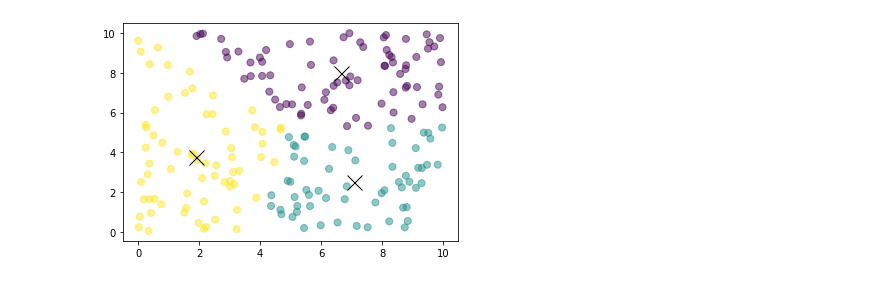
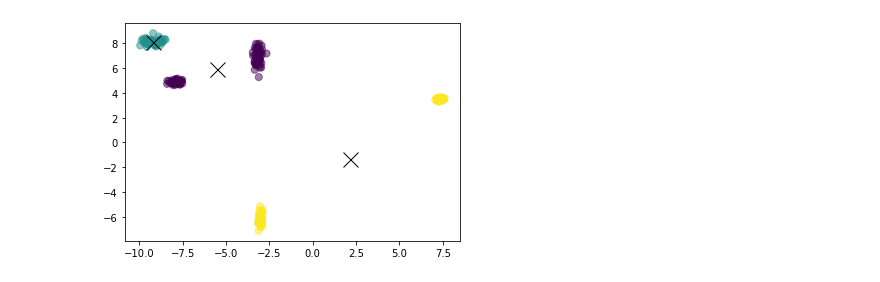
Before and after one commit to ryangillard/artificial_intelligence, a Jupyter notebook: machine_learning/clustering/kmeans/tf_kmeans/tf_kmeans_out_of_core.ipynb, the cells around one changed output. Drawn from its saved outputs; the diff is of its cells as text; code cells hidden in the pictures.

```diff
--- a/machine_learning/clustering/kmeans/tf_kmeans/tf_kmeans_out_of_core.ipynb
+++ b/machine_learning/clustering/kmeans/tf_kmeans/tf_kmeans_out_of_core.ipynb
@@ -241,0 +741,10 @@ class KMeansClustering(object):
+# %%
+points = create_gaussian_clusters(
+    num_points,
+    num_dims,
+    num_clusters,
+    min_bounds,
+    max_bounds,
+    min_sds,
+    max_sds
+)
@@ -241,0 +761,11 @@ class KMeansClustering(object):
+# %%
+batch_size = 32
+dataset = get_dataset(points, batch_size=batch_size)
+# %%
+dataset_iter = iter(dataset)
+dataset_points_list = [
+    dataset_iter.next() for _ in range(num_points // batch_size)
+]
+if num_points % batch_size > 0:
+    dataset_points_list += [dataset_iter.next()[:num_points % batch_size]]
+dataset_points_arr = np.concatenate(dataset_points_list, axis=0)
@@ -242,4 +782,8 @@ class KMeansClustering(object):
 # %%
 kmeans = KMeansClustering(
-    num_points=200, num_dims=2, num_clusters=3, max_iterations=100, batch_size=7
+    num_points=num_points,
+    num_dims=num_dims,
+    num_clusters=3,
+    max_iterations=10,
+    centroid_initialization_method="kmeans++"
 )
@@ -264,19 +808,18 @@ array([[2.4044113, 7.710298 ],
 # %%
-points = np.concatenate([batch for batch in kmeans.dataset], axis=0)
-kmeans.find_closest_centroid_assignments(points)
+kmeans.find_closest_centroid_assignments(dataset_points_arr)
 plt.scatter(
-    x=points[:, 0],
-    y=points[:, 1],
+    x=dataset_points_arr[:, 0],
+    y=dataset_points_arr[:, 1],
     c=kmeans.assignments,
     s=50,
     alpha=0.5
 )
 plt.plot(
     kmeans.centroids[:, 0].numpy(),
     kmeans.centroids[:, 1].numpy(),
     "kx",
     markersize=15
 )
 plt.show()
 # %% [output]
-[figure, old version]
+[figure, new version]
```
Also changed, not shown: parts of 13 cells of this notebook, 1 other file.
